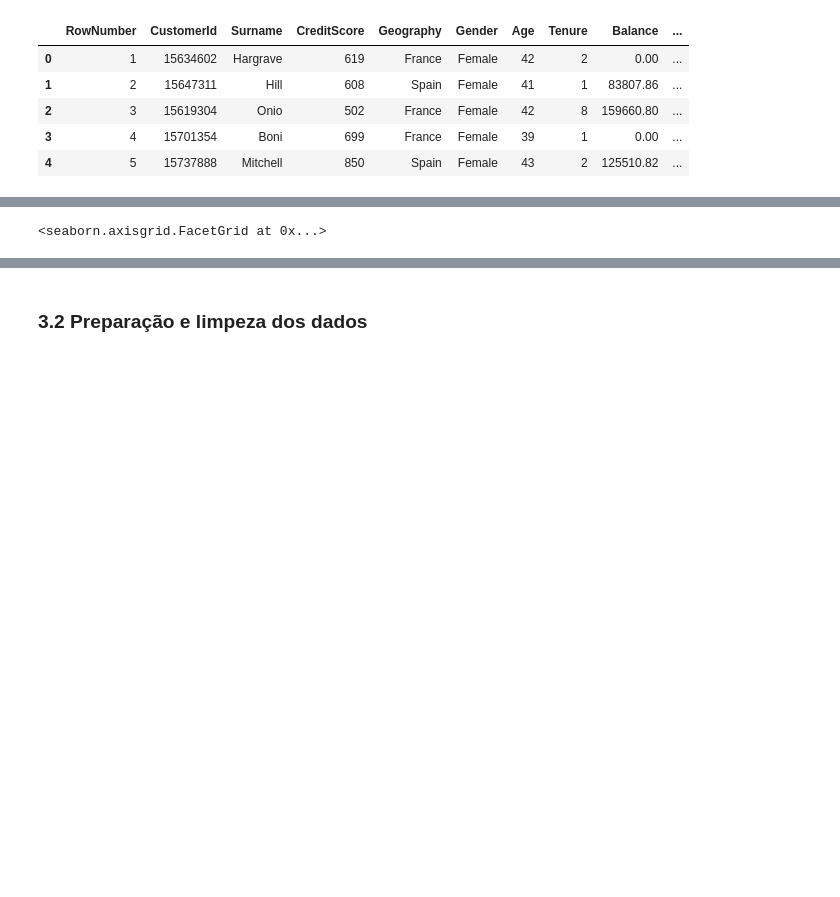
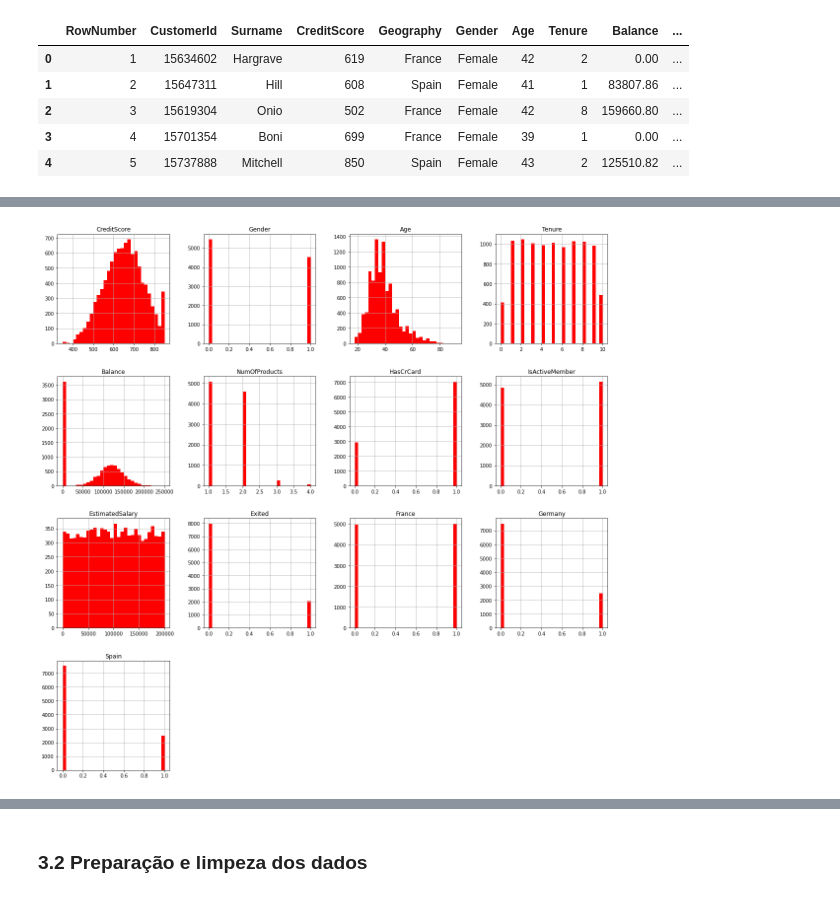
Before and after one commit to Fmarcelneves/br-classification-project, a Jupyter notebook: classification-project-br.ipynb, the cells around one changed output, grey strips where cells are left out. Cells and saved outputs as stored; diff of their text form; code cells hidden in the pictures; blank space fills up the shorter version.

```diff
--- a/classification-project-br.ipynb
+++ b/classification-project-br.ipynb
@@ -96,7 +96,3 @@ churn.describe()
 | 50% | 5000.50000 | 1.569074e+07 | 652.000000 | 37.000000 | 5.000000 | 97198.540000 | 1.000000 | 1.00000 | ... |
 | 75% | 7500.25000 | 1.575323e+07 | 718.000000 | 44.000000 | 7.000000 | 127644.240000 | 2.000000 | 1.00000 | ... |
 | max | 10000.00000 | 1.581569e+07 | 850.000000 | 92.000000 | 10.000000 | 250898.090000 | 4.000000 | 1.00000 | ... |
-# %%
-sns.displot(churn)
-# %% [output]
-<seaborn.axisgrid.FacetGrid at 0x...>
@@ -102,0 +102,4 @@ sns.displot(churn)
+# %%
+churn.hist(bins=30, figsize=(20, 20), color = 'r');
+# %% [output]
+[figure, added]
```
Also changed, not shown: parts of 8 cells of this notebook.
